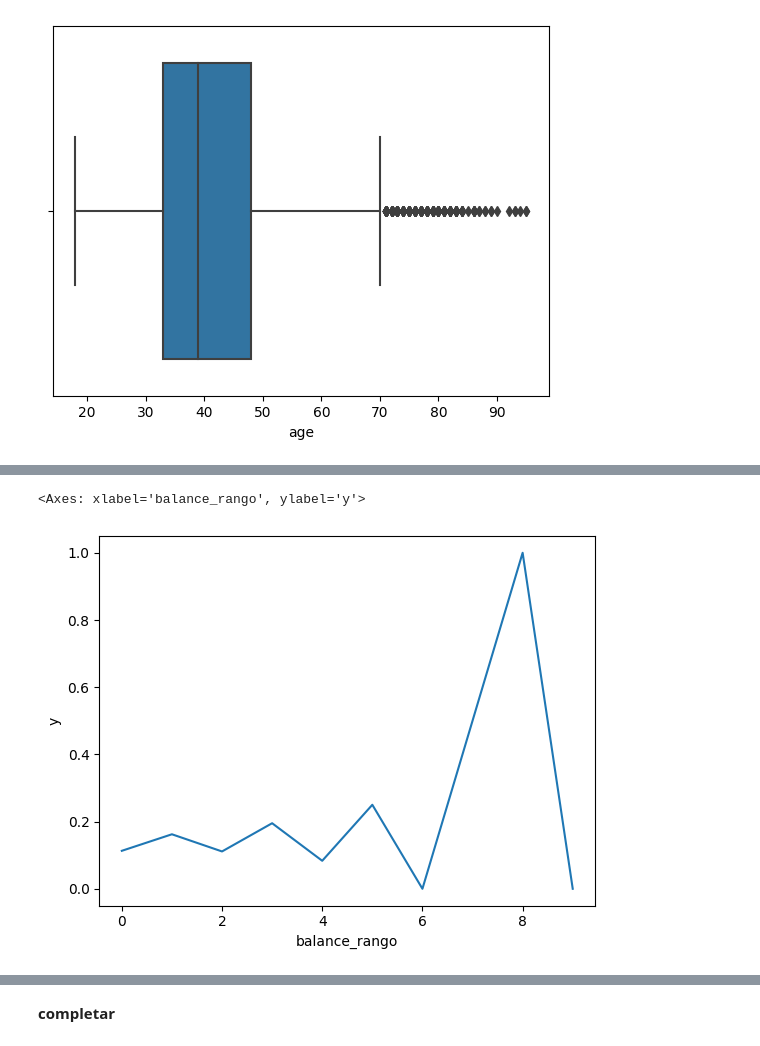
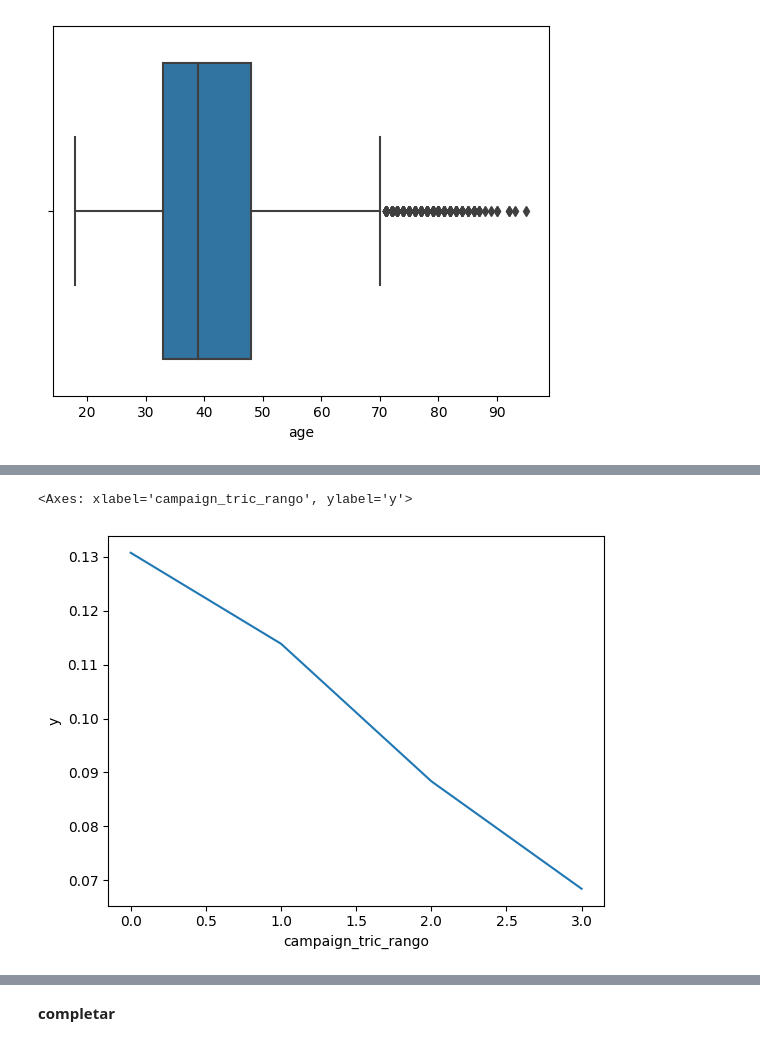
Before and after one commit to jdug1981/proyecto_final, a Jupyter notebook: Proyecto_BANKMARKETING.ipynb, the cells around one changed output, grey strips where cells are left out. Cells and saved outputs as stored; diff of their text form; code cells hidden in the pictures.

```diff
--- a/Proyecto_BANKMARKETING.ipynb
+++ b/Proyecto_BANKMARKETING.ipynb
@@ -571,0 +490,19 @@ Successfully installed category_encoders-2.6.1
+# %%
+# Tratamiento de outliers por RIC
+
+for col in pdResume.feature.tolist():
+  desc = pdResume.loc[pdResume.feature == col]
+
+  lower_limit = desc.min_ric.values[0]
+  upper_limit = desc.max_ric.values[0]
+  if col!='y':
+    train[col + '_tric'] = train[col].apply(lambda x: lower_limit if x <= lower_limit else
+                                                    upper_limit if x >= upper_limit else
+                                                    x)
+    test[col + '_tric'] = test[col].apply(lambda x: lower_limit if x <= lower_limit else
+                                                    upper_limit if x >= upper_limit else
+                                                    x)
+
+
+
+train.info()
@@ -571,0 +533,4 @@ Successfully installed category_encoders-2.6.1
+# %%
+
+variables_numericas_ric = [x + '_tric' for x in variables_numericas]
+variables_numericas_ric
@@ -571,0 +622,4 @@ Successfully installed category_encoders-2.6.1
+# %%
+variables_categoricas = train.select_dtypes(include=['object']).columns.tolist()
+
+print("Lista de Variables Categóricas: ",variables_categoricas,"\n")
@@ -639,12 +706,12 @@ categorical_features_coded
 # %%
-univariate = train[variables_numericas + categorical_features_coded].describe(percentiles = [0.05, 0.95]).transpose()
+univariate = train[variables_numericas_ric + categorical_features_coded].describe().transpose()
 univariate.reset_index(drop = False, inplace = True)
 
 univariate['missing_rate'] = 1 - univariate['count']/len(train)
 
 univariate.rename(columns = {'index' : 'feature',
-                             '5%': 'p5',
+                             '25%': 'Q1',
                              '50%' : 'median',
-                             '95%': 'p95'}, inplace = True)
-univariate.head()
+                            '75%': 'Q3'}, inplace = True)
+univariate
 # %% [output]
@@ -718,17 +858,22 @@ sns.lineplot(data = temp.groupby(var + '_rango').agg({'y': 'mean'}).reset_index(
 # %%
-var = 'balance'
+# Discretizar variables
+from sklearn.preprocessing import KBinsDiscretizer
 
-discretizer = KBinsDiscretizer(n_bins = 10,
+var = 'campaign_tric'
+temp = train.copy()
+temp[var]=temp[var]
+temp = temp.fillna(temp.mean())
+discretizer = KBinsDiscretizer(n_bins =4,
                                encode = 'ordinal',
                                strategy = "uniform").fit(np.array(temp[var]).reshape(-1, 1))
 
 temp[var + '_rango'] = discretizer.transform(np.array(temp[var]).reshape(-1, 1))
 
 # Interpretación del ratio de evento por tramo de variable numérica
 sns.lineplot(data = temp.groupby(var + '_rango').agg({'y': 'mean'}).reset_index(),
              x = var + '_rango',
              y = 'y')
 # %% [output]
-<Axes: xlabel='balance_rango', ylabel='y'>
+<Axes: xlabel='campaign_tric_rango', ylabel='y'>
-[figure, old version]
+[figure, new version]
 # %%
```
Also changed, not shown: parts of 56 cells of this notebook.
